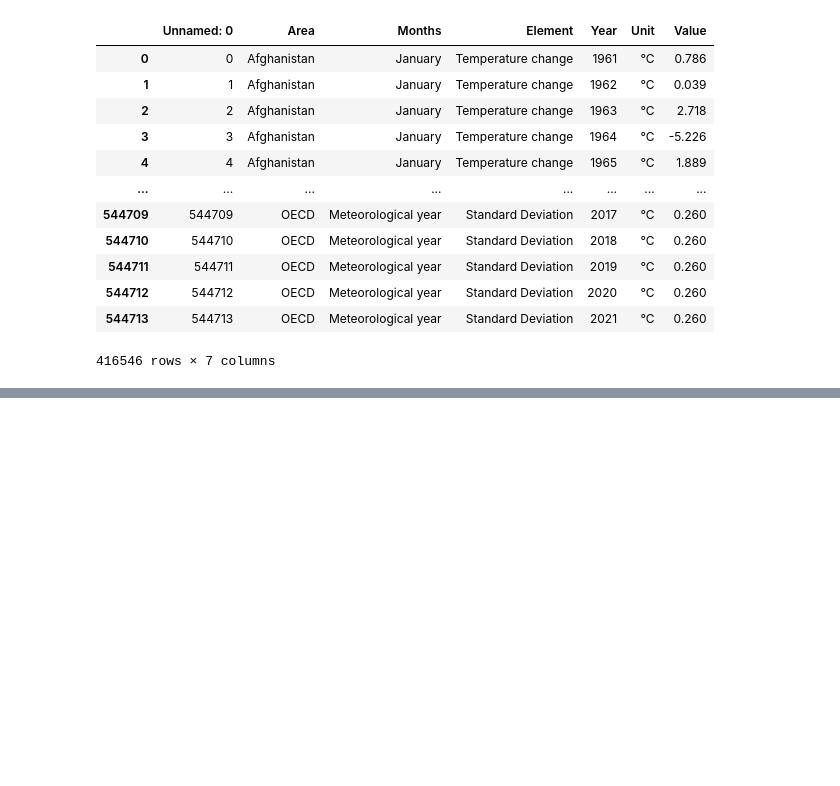
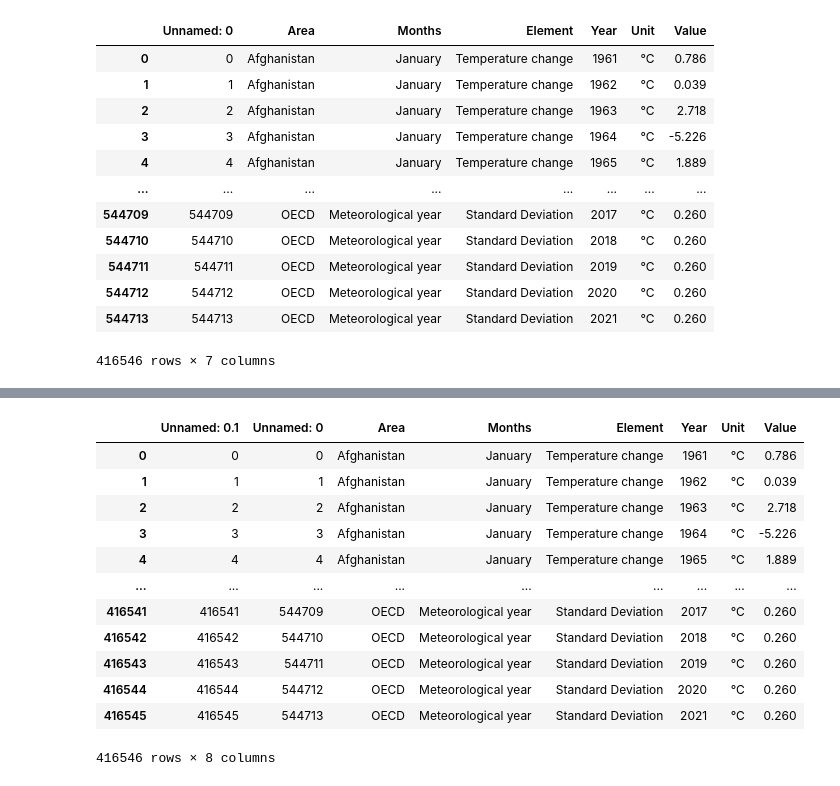
Before and after one commit to Pahegon/Final_Project, a Jupyter notebook: FAO_csv/FAO_csv_checking.ipynb, the cells around one changed output, grey strips where cells are left out. Saved outputs shown, nothing was run; the diff lists cells and outputs as text; code cells hidden in the pictures; blank space fills up the shorter version.

```diff
--- a/FAO_csv/FAO_csv_checking.ipynb
+++ b/FAO_csv/FAO_csv_checking.ipynb
@@ -28,0 +207,17 @@ df
+# %%
+df = pd.read_csv('Enviroment.csv')
+df
+# %% [output]
+|  | Unnamed: 0.1 | Unnamed: 0 | Area | Months | Element | Year | Unit | Value |
+| 0 | 0 | 0 | Afghanistan | January | Temperature change | 1961 | °C | 0.786 |
+| 1 | 1 | 1 | Afghanistan | January | Temperature change | 1962 | °C | 0.039 |
+| 2 | 2 | 2 | Afghanistan | January | Temperature change | 1963 | °C | 2.718 |
+| 3 | 3 | 3 | Afghanistan | January | Temperature change | 1964 | °C | -5.226 |
+| 4 | 4 | 4 | Afghanistan | January | Temperature change | 1965 | °C | 1.889 |
+| ... | ... | ... | ... | ... | ... | ... | ... | ... |
+| 416541 | 416541 | 544709 | OECD | Meteorological year | Standard Deviation | 2017 | °C | 0.260 |
+| 416542 | 416542 | 544710 | OECD | Meteorological year | Standard Deviation | 2018 | °C | 0.260 |
+| 416543 | 416543 | 544711 | OECD | Meteorological year | Standard Deviation | 2019 | °C | 0.260 |
+| 416544 | 416544 | 544712 | OECD | Meteorological year | Standard Deviation | 2020 | °C | 0.260 |
+| 416545 | 416545 | 544713 | OECD | Meteorological year | Standard Deviation | 2021 | °C | 0.260 |
+416546 rows × 8 columns
```
Also changed, not shown: parts of 55 cells of this notebook, 21 other files.
